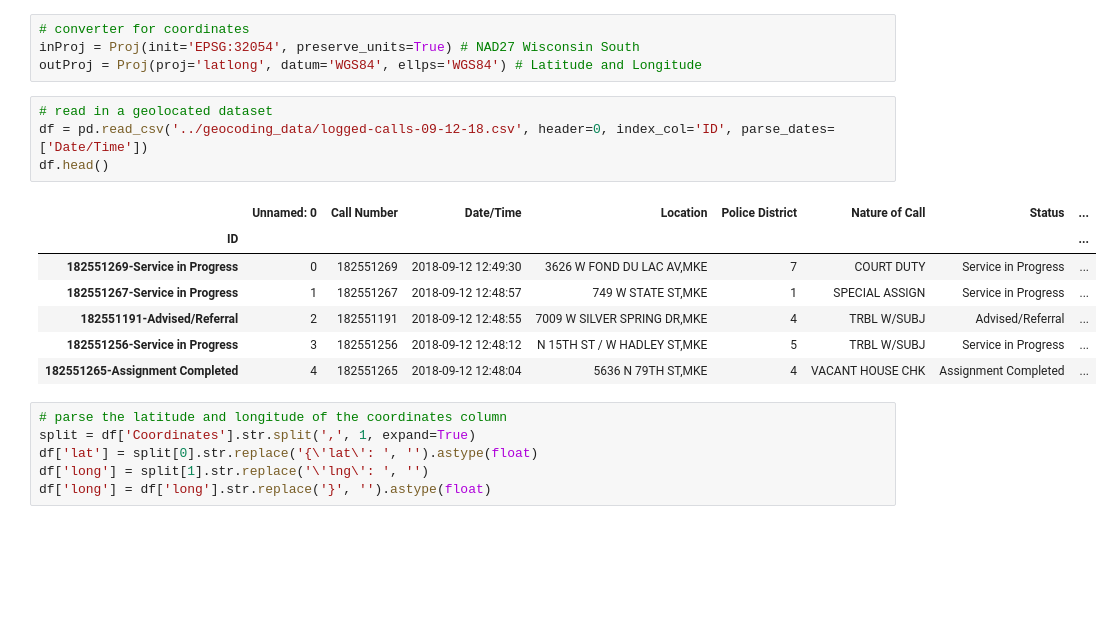
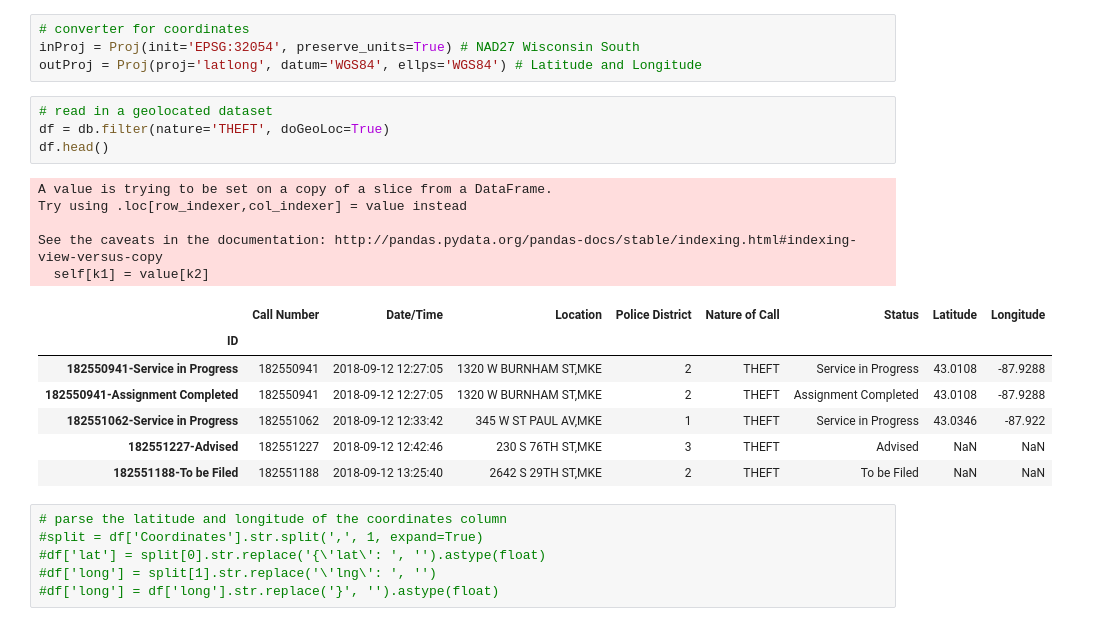
Before and after one commit to uofthcdslab/seniordesign1819, a Jupyter notebook: mapping/mke-dists.ipynb, the cells around one changed output. Drawn from its saved outputs; the diff is of its cells as text; blank space fills up the shorter version.

```diff
--- a/mapping/mke-dists.ipynb
+++ b/mapping/mke-dists.ipynb
@@ -27,21 +29,26 @@ inProj = Proj(init='EPSG:32054', preserve_units=True) # NAD27 Wisconsin South
 outProj = Proj(proj='latlong', datum='WGS84', ellps='WGS84') # Latitude and Longitude
 # %%
 # read in a geolocated dataset
-df = pd.read_csv('../geocoding_data/logged-calls-09-12-18.csv', header=0, index_col='ID', parse_dates=['Date/Time'])
+df = db.filter(nature='THEFT', doGeoLoc=True)
 df.head()
 # %% [output]
+A value is trying to be set on a copy of a slice from a DataFrame.
+Try using .loc[row_indexer,col_indexer] = value instead
+
+See the caveats in the documentation: http://pandas.pydata.org/pandas-docs/stable/indexing.html#indexing-view-versus-copy
+  self[k1] = value[k2]
-|  | Unnamed: 0 | Call Number | Date/Time | Location | Police District | Nature of Call | Status | ... |
-| ID |  |  |  |  |  |  |  | ... |
-| 182551269-Service in Progress | 0 | 182551269 | 2018-09-12 12:49:30 | 3626 W FOND DU LAC AV,MKE | 7 | COURT DUTY | Service in Progress | ... |
-| 182551267-Service in Progress | 1 | 182551267 | 2018-09-12 12:48:57 | 749 W STATE ST,MKE | 1 | SPECIAL ASSIGN | Service in Progress | ... |
-| 182551191-Advised/Referral | 2 | 182551191 | 2018-09-12 12:48:55 | 7009 W SILVER SPRING DR,MKE | 4 | TRBL W/SUBJ | Advised/Referral | ... |
-| 182551256-Service in Progress | 3 | 182551256 | 2018-09-12 12:48:12 | N 15TH ST / W HADLEY ST,MKE | 5 | TRBL W/SUBJ | Service in Progress | ... |
-| 182551265-Assignment Completed | 4 | 182551265 | 2018-09-12 12:48:04 | 5636 N 79TH ST,MKE | 4 | VACANT HOUSE CHK | Assignment Completed | ... |
+|  | Call Number | Date/Time | Location | Police District | Nature of Call | Status | Latitude | Longitude |
+| ID |  |  |  |  |  |  |  |  |
+| 182550941-Service in Progress | 182550941 | 2018-09-12 12:27:05 | 1320 W BURNHAM ST,MKE | 2 | THEFT | Service in Progress | 43.0108 | -87.9288 |
+| 182550941-Assignment Completed | 182550941 | 2018-09-12 12:27:05 | 1320 W BURNHAM ST,MKE | 2 | THEFT | Assignment Completed | 43.0108 | -87.9288 |
+| 182551062-Service in Progress | 182551062 | 2018-09-12 12:33:42 | 345 W ST PAUL AV,MKE | 1 | THEFT | Service in Progress | 43.0346 | -87.922 |
+| 182551227-Advised | 182551227 | 2018-09-12 12:42:46 | 230 S 76TH ST,MKE | 3 | THEFT | Advised | NaN | NaN |
+| 182551188-To be Filed | 182551188 | 2018-09-12 13:25:40 | 2642 S 29TH ST,MKE | 2 | THEFT | To be Filed | NaN | NaN |
 # %%
 # parse the latitude and longitude of the coordinates column
-split = df['Coordinates'].str.split(',', 1, expand=True)
-df['lat'] = split[0].str.replace('{\'lat\': ', '').astype(float)
-df['long'] = split[1].str.replace('\'lng\': ', '')
-df['long'] = df['long'].str.replace('}', '').astype(float)
+#split = df['Coordinates'].str.split(',', 1, expand=True)
+#df['lat'] = split[0].str.replace('{\'lat\': ', '').astype(float)
+#df['long'] = split[1].str.replace('\'lng\': ', '')
+#df['long'] = df['long'].str.replace('}', '').astype(float)
 # %%
 # create a new dataframe with just the coordinates
```
Also changed, not shown: parts of 6 cells of this notebook, 4 other files.
